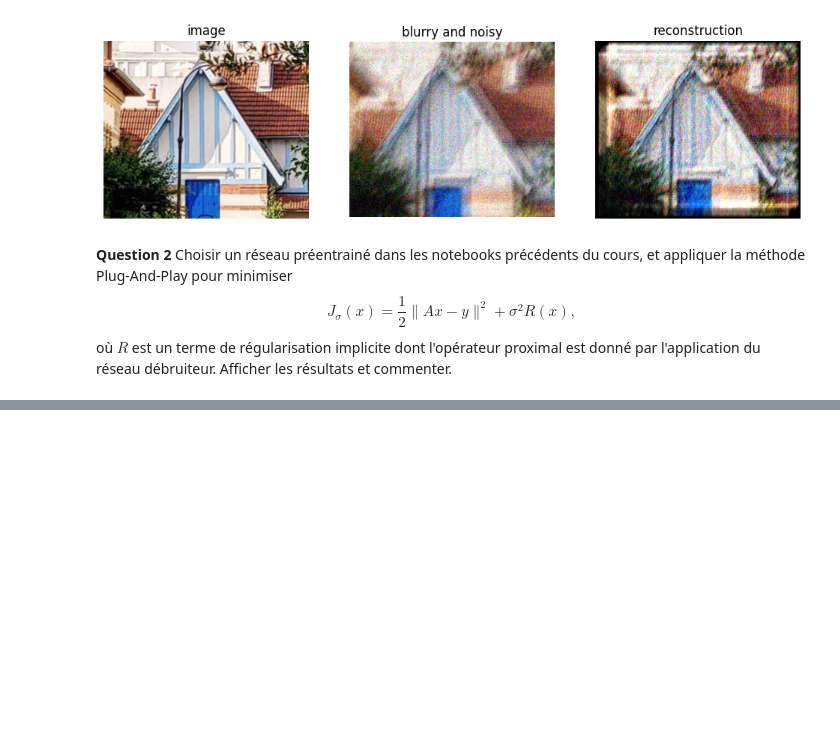
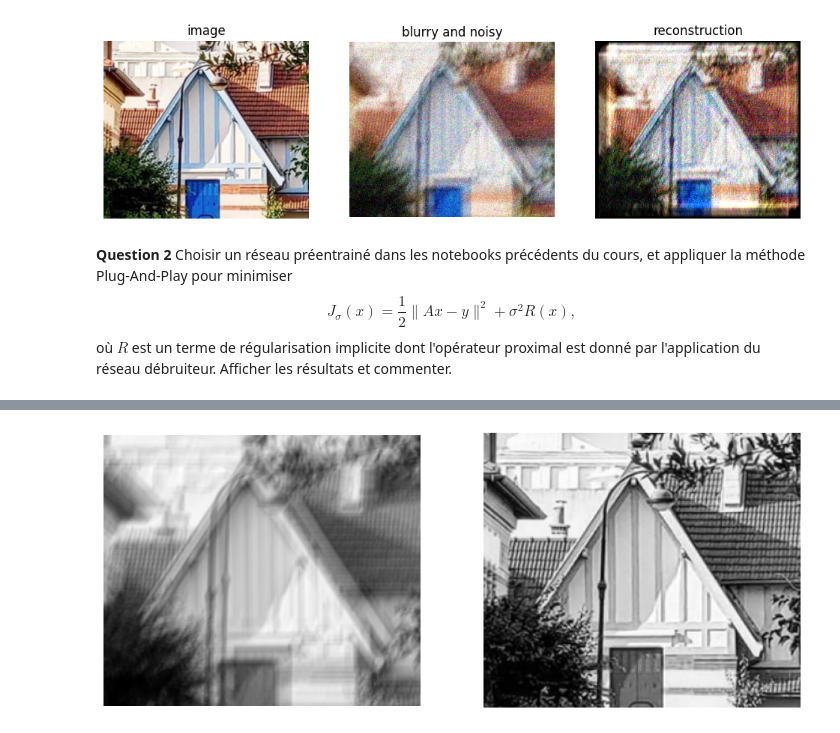
Before and after one commit to joanglaunes/deep_learning_image, a Jupyter notebook: TP_deblur_PnP_session.ipynb, the cells around one changed output, grey strips where cells are left out. Saved outputs shown, nothing was run; the diff lists cells and outputs as text; code cells hidden in the pictures; blank space fills up the shorter version.

```diff
--- a/TP_deblur_PnP_session.ipynb
+++ b/TP_deblur_PnP_session.ipynb
@@ -93,0 +141,6 @@ Afficher les résultats et commenter.
+# %%
+y_g = y.mean(axis=2)
+x_org_g = x_org.mean(axis=2)
+imshow(y_g, x_org_g)
+# %% [output]
+[figure, added]
```
Also changed, not shown: parts of 3 cells of this notebook.
